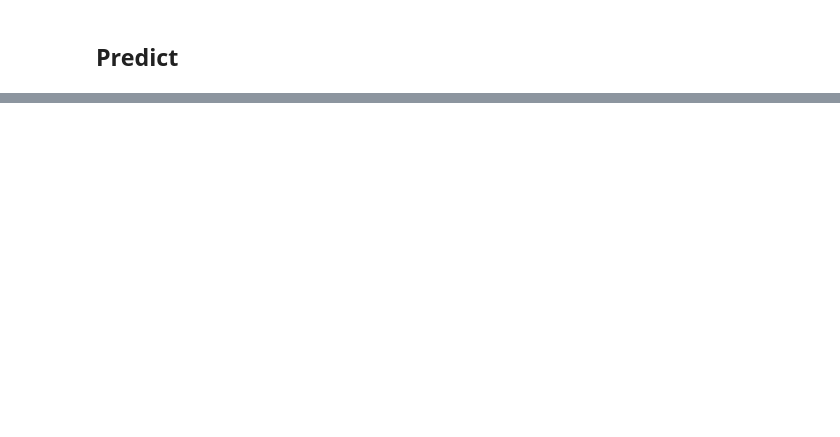
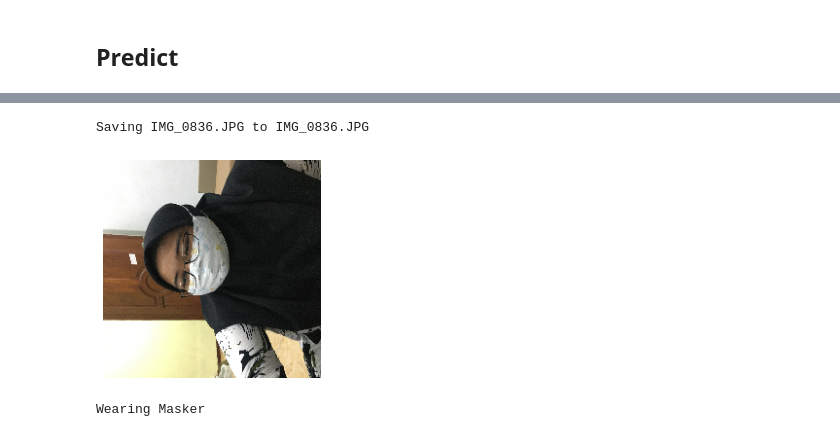
Before and after one commit to zanuarts/FaceMaskDetection, a Jupyter notebook: FaceMaskDetection.ipynb, the cells around one changed output, grey strips where cells are left out. Cells and saved outputs as stored; diff of their text form; code cells hidden in the pictures; blank space fills up the shorter version.

```diff
--- a/FaceMaskDetection.ipynb
+++ b/FaceMaskDetection.ipynb
@@ -372,0 +469,23 @@ Not Wearing Masker
+# %%
+from google.colab import files
+from keras.preprocessing import image
+import numpy as np
+
+uploaded = files.upload()
+
+for fn in uploaded.keys():
+  path = fn
+  img = image.load_img(path,target_size=(224,224))
+  plt.imshow(img)
+  plt.axis('off')
+  plt.show()
+
+  img = np.array(img, dtype='float')
+  img = img.reshape(1, 224, 224, 3)
+  prediksi = model_cnn.predict(img)
+  idx = prediksi[0][0]
+  if (idx):
+      print("Not Wearing Masker")
+  else:
+      print("Wearing Masker")
+# %% [output]
@@ -372,0 +493,3 @@ Not Wearing Masker
+Saving IMG_0836.JPG to IMG_0836.JPG
+[figure, added]
+Wearing Masker
```
Also changed, not shown: parts of 15 cells of this notebook, 4 other files.
